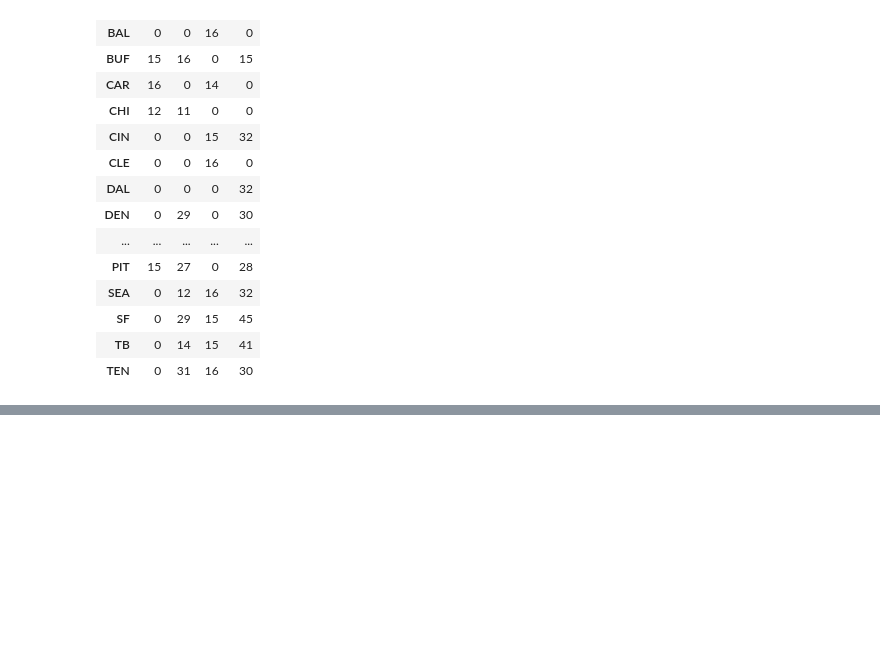
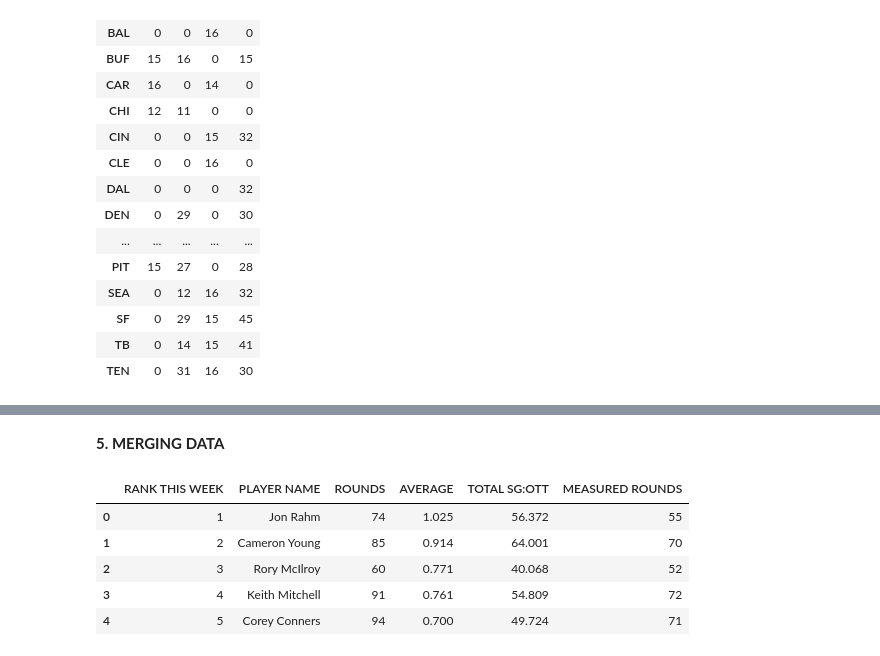
Before and after one commit to wcrowley342/leantocodefantasyfootball, a Jupyter notebook: Learn_to_code_with_fantasy_football_PANDAS.ipynb, the cells around one changed output, grey strips where cells are left out. Cells and saved outputs as stored; diff of their text form; code cells hidden in the pictures; blank space fills up the shorter version.

```diff
--- a/Learn_to_code_with_fantasy_football_PANDAS.ipynb
+++ b/Learn_to_code_with_fantasy_football_PANDAS.ipynb
@@ -364,0 +456,2 @@ pd.crosstab(pg['team'], pg['pos'])
+# %% [markdown]
+**5. MERGING DATA**
@@ -364,0 +460,9 @@ pd.crosstab(pg['team'], pg['pos'])
+# %%
+sg_off_the_tee.head()
+# %% [output]
+|  | RANK THIS WEEK | PLAYER NAME | ROUNDS | AVERAGE | TOTAL SG:OTT | MEASURED ROUNDS |
+| 0 | 1 | Jon Rahm | 74 | 1.025 | 56.372 | 55 |
+| 1 | 2 | Cameron Young | 85 | 0.914 | 64.001 | 70 |
+| 2 | 3 | Rory McIlroy | 60 | 0.771 | 40.068 | 52 |
+| 3 | 4 | Keith Mitchell | 91 | 0.761 | 54.809 | 72 |
+| 4 | 5 | Corey Conners | 94 | 0.700 | 49.724 | 71 |
```
Also changed, not shown: parts of 20 cells of this notebook.
